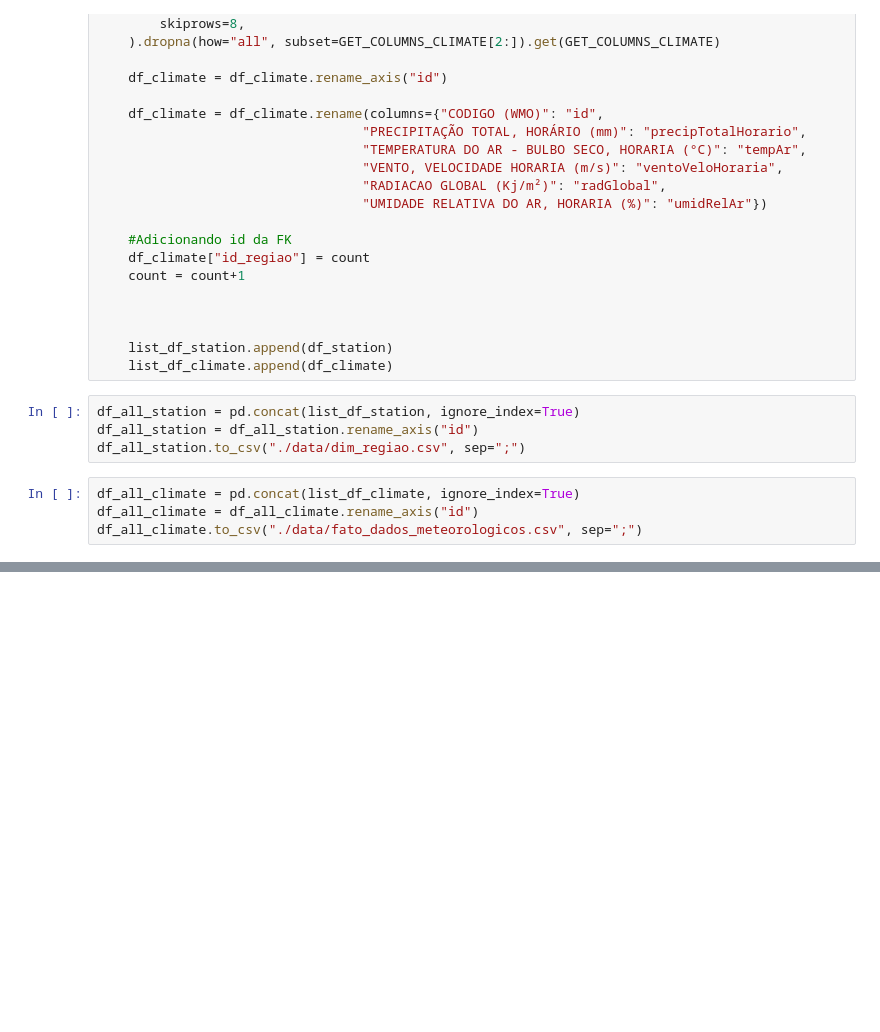
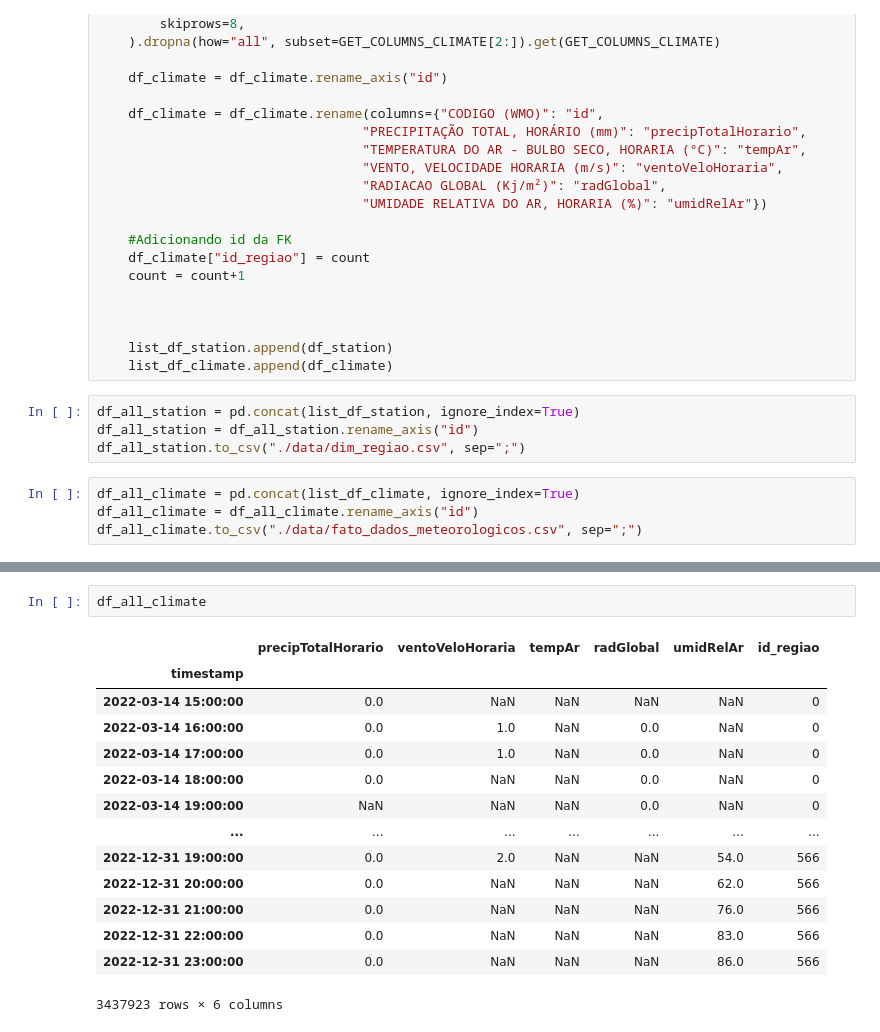
Before and after one commit to TiagoRCunha/pi-03-relacao-energia-condicao-climatica, a Jupyter notebook: climate.ipynb, the cells around one changed output, grey strips where cells are left out. Drawn from its saved outputs; the diff is of its cells as text; blank space fills up the shorter version.

```diff
--- a/climate.ipynb
+++ b/climate.ipynb
@@ -74,0 +201,17 @@ df_all_climate.to_csv("./data/fato_dados_meteorologicos.csv", sep=";")
+# %%
+df_all_climate
+# %% [output]
+|  | precipTotalHorario | ventoVeloHoraria | tempAr | radGlobal | umidRelAr | id_regiao |
+| timestamp |  |  |  |  |  |  |
+| 2022-03-14 15:00:00 | 0.0 | NaN | NaN | NaN | NaN | 0 |
+| 2022-03-14 16:00:00 | 0.0 | 1.0 | NaN | 0.0 | NaN | 0 |
+| 2022-03-14 17:00:00 | 0.0 | 1.0 | NaN | 0.0 | NaN | 0 |
+| 2022-03-14 18:00:00 | 0.0 | NaN | NaN | 0.0 | NaN | 0 |
+| 2022-03-14 19:00:00 | NaN | NaN | NaN | 0.0 | NaN | 0 |
+| ... | ... | ... | ... | ... | ... | ... |
+| 2022-12-31 19:00:00 | 0.0 | 2.0 | NaN | NaN | 54.0 | 566 |
+| 2022-12-31 20:00:00 | 0.0 | NaN | NaN | NaN | 62.0 | 566 |
+| 2022-12-31 21:00:00 | 0.0 | NaN | NaN | NaN | 76.0 | 566 |
+| 2022-12-31 22:00:00 | 0.0 | NaN | NaN | NaN | 83.0 | 566 |
+| 2022-12-31 23:00:00 | 0.0 | NaN | NaN | NaN | 86.0 | 566 |
+3437923 rows × 6 columns
```
Also changed, not shown: parts of 6 cells of this notebook.
